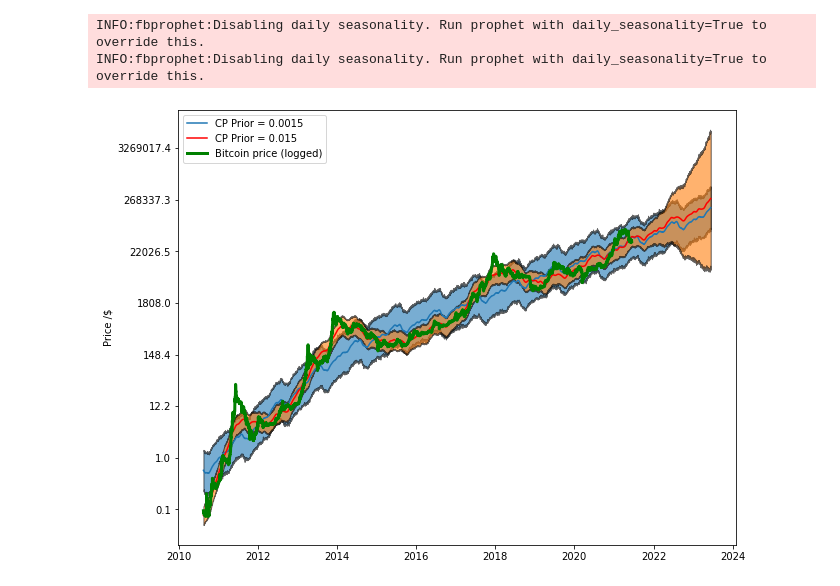
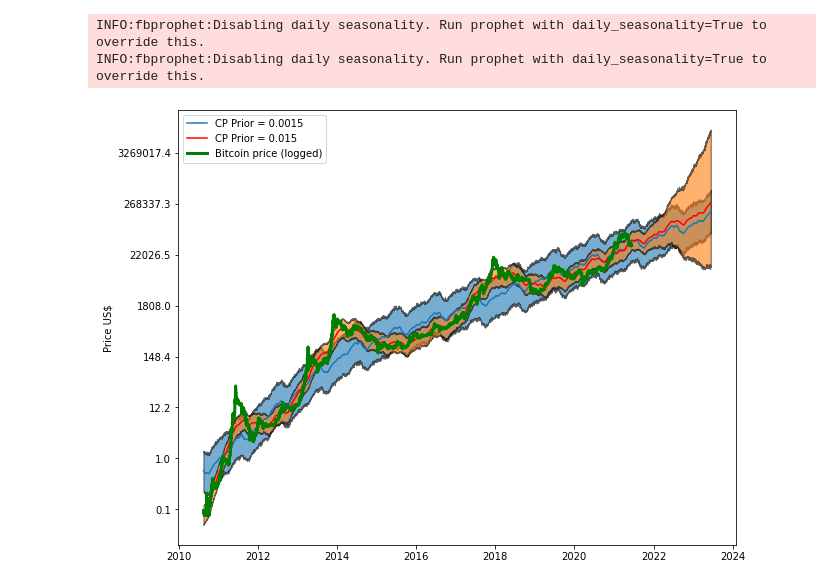
Before and after one commit to pedroafleite/btc-eth-risk-assessment, a Jupyter notebook: prophet.ipynb, the cells around one changed output. Saved outputs shown, nothing was run; the diff lists cells and outputs as text; code cells hidden in the pictures.

```diff
--- a/prophet.ipynb
+++ b/prophet.ipynb
@@ -27,7 +23,7 @@ import numpy as np
 import fbprophet
 import matplotlib.pyplot as plt
 # %%
-KEY = "zykxDXyzgxQSoKZM6y6v"
+KEY = ""
 qd.ApiConfig.api_key = KEY
 bitcoin = qd.get("BCHAIN/MKPRU")
 bitcoin = bitcoin.loc[(bitcoin !=0).any(1)]
@@ -81,14 +77,14 @@ output = output.set_index('Date')
 # %%
 fig, ax = plt.subplots(1, 1, figsize=(10, 8))
 ax.plot(output.index, output["yhat_x"], label=labels[0])
 ax.fill_between(output.index, output["yhat_upper_x"], output["yhat_lower_x"], alpha=0.6, edgecolor = "k")
 ax.plot(output.index, output["yhat_y"], "r", label=labels[1]);
 ax.fill_between(output.index, output["yhat_upper_y"], output["yhat_lower_y"], alpha=0.6, edgecolor = "k")
 ax.plot(bitcoin.ds, bitcoin.y, color="green", linewidth=3, label=r"Bitcoin price (logged)")
 a=ax.get_yticks().tolist()
 ax.set_yticklabels(np.round(np.exp(a), 1))
 plt.legend(loc="upper left")
-plt.ylabel(r"Price /$")
+plt.ylabel(r"Price US$")
 plt.show()
 # %% [output]
-[figure, old version]
+[figure, new version]
```
Also changed, not shown: parts of 1 cell of this notebook.
